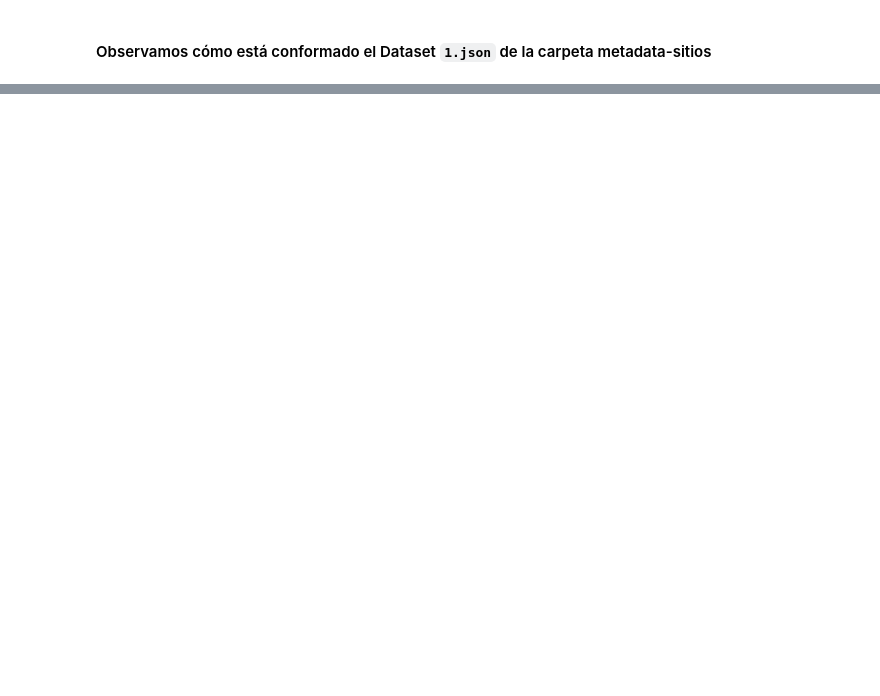
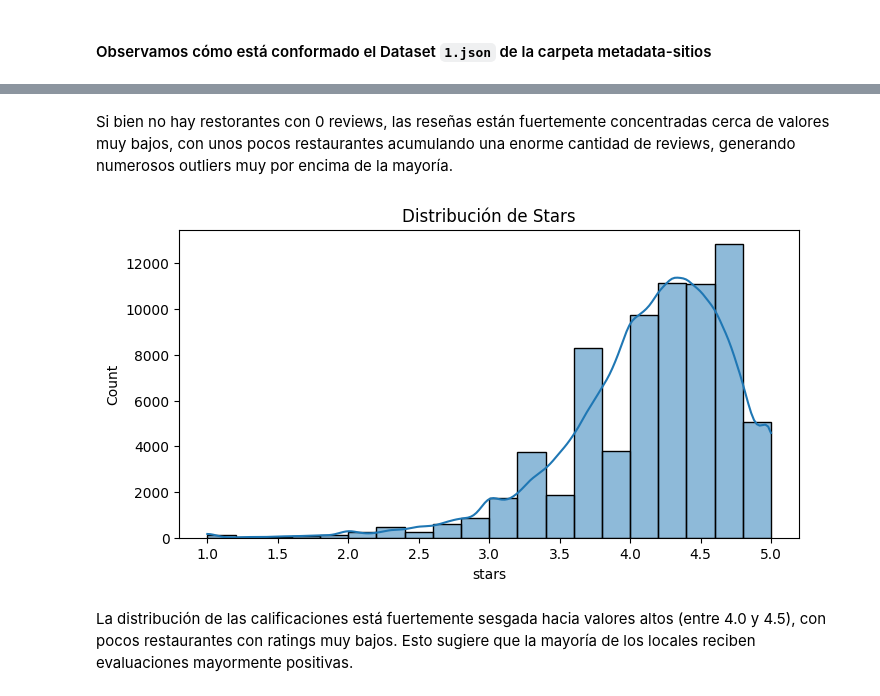
Before and after one commit to JosueMonte/restaurantguru, a Jupyter notebook: EDA/EDA_Google_MetaData.ipynb, the cells around one changed output, grey strips where cells are left out. Cells and saved outputs as stored; diff of their text form; code cells hidden in the pictures; blank space fills up the shorter version.

```diff
--- a/EDA/EDA_Google_MetaData.ipynb
+++ b/EDA/EDA_Google_MetaData.ipynb
@@ -39,0 +253,11 @@ df_completo.head(3)
+# %% [markdown]
+Si bien no hay restorantes con 0 reviews, las reseñas están fuertemente concentradas cerca de valores muy bajos, con unos pocos restaurantes acumulando una enorme cantidad de reviews, generando numerosos outliers muy por encima de la mayoría.
+# %%
+plt.figure(figsize=(8,4))
+sns.histplot(df_completo['stars'], kde=True, bins=20)
+plt.title('Distribución de Stars')
+plt.show()
+# %% [output]
+[figure, added]
+# %% [markdown]
+La distribución de las calificaciones está fuertemente sesgada hacia valores altos (entre 4.0 y 4.5), con pocos restaurantes con ratings muy bajos. Esto sugiere que la mayoría de los locales reciben evaluaciones mayormente positivas.
```
Also changed, not shown: parts of 30 cells of this notebook, 4 other files.
